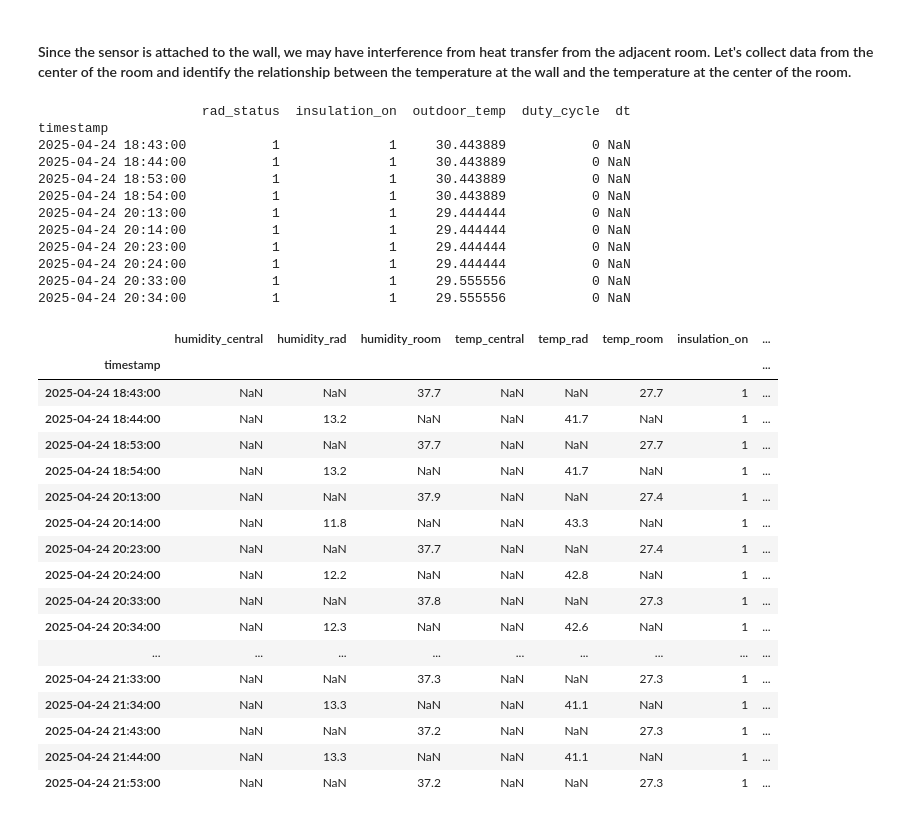
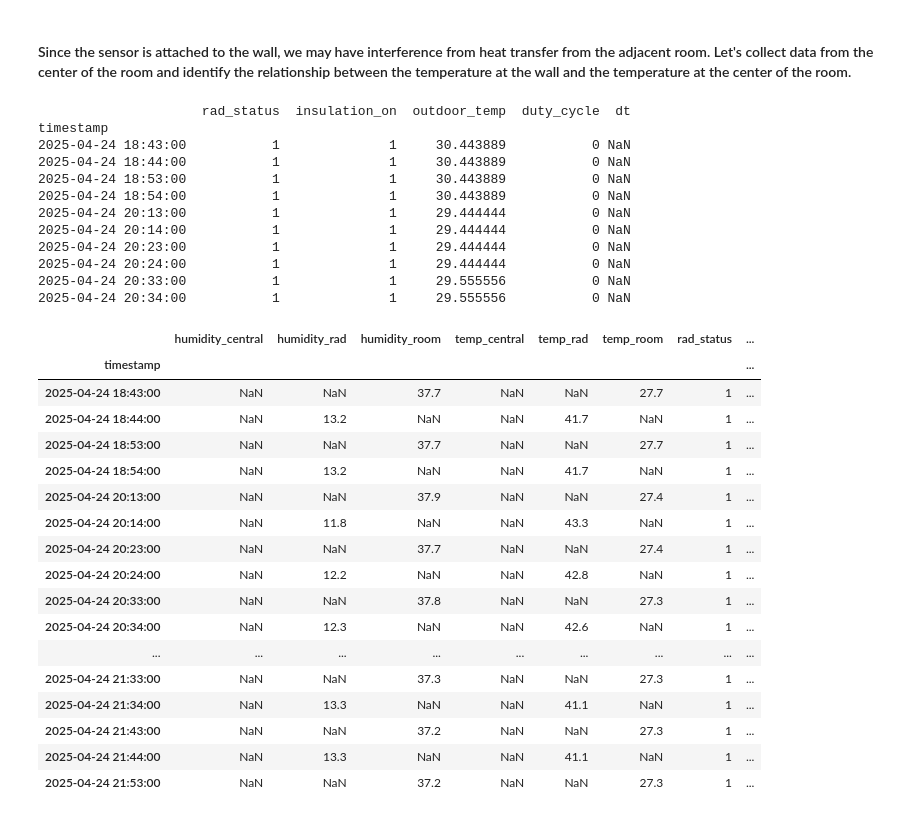
Before and after one commit to adwoama/retrofit-radiator, a Jupyter notebook: analysis/Modeling1.ipynb, the cells around one changed output. Cells and saved outputs as stored; diff of their text form; code cells hidden in the pictures.

```diff
--- a/analysis/Modeling1.ipynb
+++ b/analysis/Modeling1.ipynb
@@ -584,82 +605,47 @@ df_sensor1.columns = ['humidity_central', 'humidity_rad', 'humidity_room', 'temp
 # df_sensor1.reset_index(inplace=True)
 
 print(df_radinfo2.head(10))
-'''
-df_sensor1['rad_status'] = 0#df_radinfo2['rad_status']
-df_sensor1['insulation_on'] = df_radinfo2['insulation_on']
-df_sensor1['outdoor_temp'] = df_radinfo2['outdoor_temp']
-df_sensor1['duty_cycle'] = df_radinfo2['duty_cycle']
-df_sensor1['dt'] = df_radinfo2['dt']
-'''
 
 # Remove duplicate indexes from df_radinfo2
 df_radinfo2 = df_radinfo2[~df_radinfo2.index.duplicated(keep='first')]
 
 # Reindex df_radinfo2 to match df_sensor1
 df_radinfo2 = df_radinfo2.reindex(df_sensor1.index)
 
 # Assign columns from df_radinfo2 to df_sensor1
+df_sensor1['rad_status'] = df_radinfo2['rad_status']
 df_sensor1['insulation_on'] = df_radinfo2['insulation_on']
 df_sensor1['outdoor_temp'] = df_radinfo2['outdoor_temp']
 df_sensor1['duty_cycle'] = df_radinfo2['duty_cycle']
 df_sensor1['dt'] = df_radinfo2['dt']
-df_sensor1['rad_status'] = df_radinfo2['rad_status']
 
-# df_sensor1.columns = ['humidity_rad', 'humidity_room', 'insulation_on_rad', 'insulation_on_room', 'rad_status_rad','rad_status_room', 'temp_rad', 'temp_room']
-# df_sensor1.head(20)
-
-# # Drop insulation_on_rad and rad_status_rad columns
-# df_sensor1.drop(columns=['insulation_on_rad', 'rad_status_rad'], inplace=True)
-
-# # Rename column "rad_status_room" to "rad_status" and "insulation_on_room" to "insulation_on"
-# df_sensor1.rename(columns={'rad_status_room': 'rad_status'}, inplace=True)
-# df_sensor1.rename(columns={'insulation_on_room': 'insulation_on'}, inplace=True)
-
-# # Assign all the values for rad_status and insulation_on to 0
-# df_sensor1['rad_status'] = 0
-# df_sensor1['insulation_on'] = 0
-
-# # Iterate through df_sensor and find matching timestamps in df_radinfo
-# for sensor_idx, sensor_row in df_sensor1.iterrows():
-#     # Find rows in df_outdoor where the timestamp difference is less than 5 minutes
-#     matching = df_radinfo1.loc[abs(df_radinfo1.index - sensor_idx) < pd.Timedelta(minutes=5)]
-#     if not matching.empty:
-#         # Take the first matching value (if multiple matches exist)
-#         df_sensor1.at[sensor_idx, 'rad_status'] = matching.iloc[0]['rad_status']
-#         df_sensor1.at[sensor_idx, 'insulation_on'] = matching.iloc[0]['insulation_on']
-
-# # Add an outdoor_temp column to the df_testing dataframe
-# df_sensor1['outdoor_temp'] = np.nan  # Initialize the outdoor_temp column
-# df_sensor1['duty_cycle'] = 0  # Initialize the duty_cycle column
-# df_sensor1['dt'] = np.nan
-
-
-# # Iterate through df_testing and find matching timestamps in df_outdoor
-# for sensor_idx, sensor_row in df_testing1.iterrows():
-#     # Find rows in df_outdoor where the timestamp difference is less than 5 minutes
-#     matching_outdoor = df_outdoor1.loc[abs(df_outdoor1.index - sensor_idx) < pd.Timedelta(minutes=5)]
-#     if not matching_outdoor.empty:
-#         # Take the first matching value (if multiple matches exist)
-#         df_sensor1.at[sensor_idx, 'outdoor_temp'] = matching_outdoor.iloc[0]['temp C']
+# Iterate through df_sensor and find matching timestamps in df_radinfo
+for sensor_idx, sensor_row in df_sensor1.iterrows():
+    # Find rows in df_outdoor where the timestamp difference is less than 5 minutes
+    matching = df_radinfo1.loc[abs(df_radinfo1.index - sensor_idx) < pd.Timedelta(minutes=5)]
+    if not matching.empty:
+        # Take the first matching value (if multiple matches exist)
+        df_sensor1.at[sensor_idx, 'rad_status'] = matching.iloc[0]['rad_status']
+        df_sensor1.at[sensor_idx, 'insulation_on'] = matching.iloc[0]['insulation_on']
 
 # df_sensor1.drop(df_sensor1.index[0], inplace=True)  # Drop the first two rows to avoid NaN in the first time difference
 
 # Display the updated df_sensor
 df_sensor1.head(25)
 # %% [output]
                      rad_status  insulation_on  outdoor_temp  duty_cycle  dt
 timestamp
 2025-04-24 18:43:00           1              1     30.443889           0 NaN
 2025-04-24 18:44:00           1              1     30.443889           0 NaN
 2025-04-24 18:53:00           1              1     30.443889           0 NaN
 2025-04-24 18:54:00           1              1     30.443889           0 NaN
 2025-04-24 20:13:00           1              1     29.444444           0 NaN
 2025-04-24 20:14:00           1              1     29.444444           0 NaN
 2025-04-24 20:23:00           1              1     29.444444           0 NaN
 2025-04-24 20:24:00           1              1     29.444444           0 NaN
 2025-04-24 20:33:00           1              1     29.555556           0 NaN
 2025-04-24 20:34:00           1              1     29.555556           0 NaN
-|  | humidity_central | humidity_rad | humidity_room | temp_central | temp_rad | temp_room | insulation_on | ... |
+|  | humidity_central | humidity_rad | humidity_room | temp_central | temp_rad | temp_room | rad_status | ... |
 | timestamp |  |  |  |  |  |  |  | ... |
 | 2025-04-24 18:43:00 | NaN | NaN | 37.7 | NaN | NaN | 27.7 | 1 | ... |
 | 2025-04-24 18:44:00 | NaN | 13.2 | NaN | NaN | 41.7 | NaN | 1 | ... |
```
Also changed, not shown: parts of 10 cells of this notebook.
